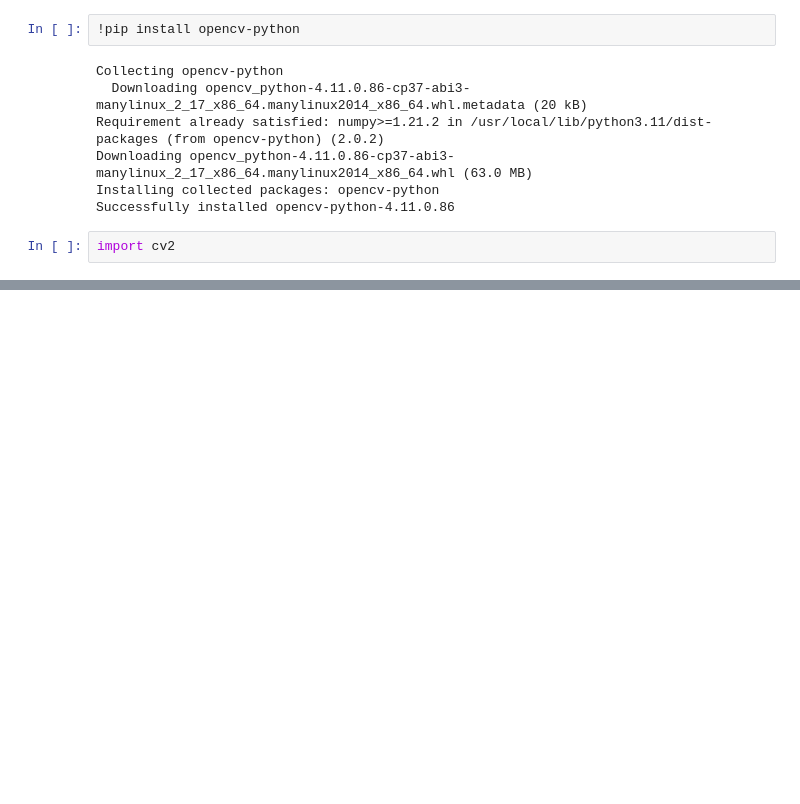
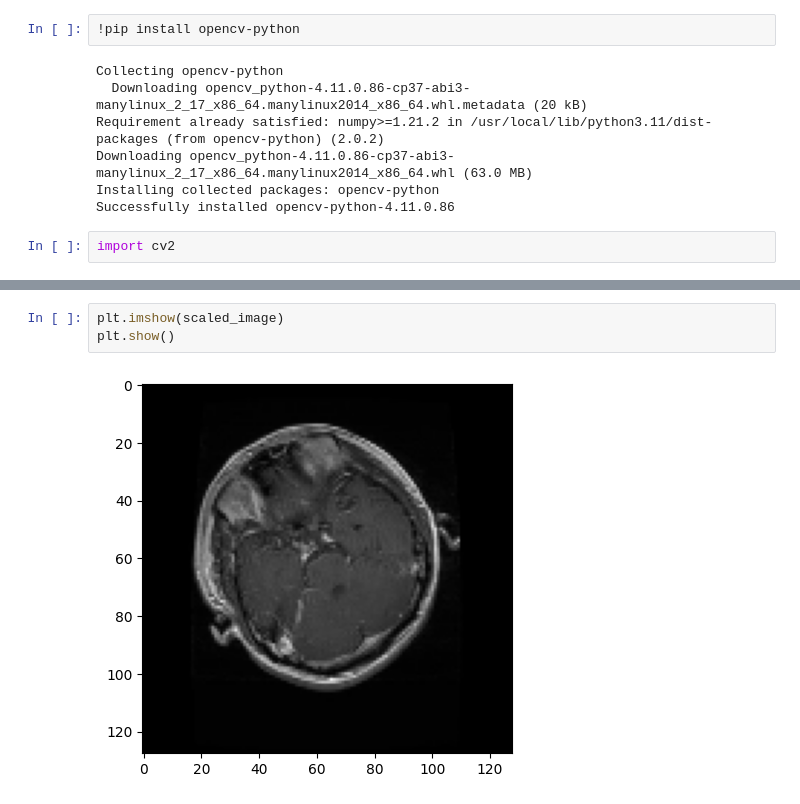
Before and after one commit to savindumahasen/MRI-Brain-Tumor-Classification, a Jupyter notebook: BrainTumorClassification.ipynb, the cells around one changed output, grey strips where cells are left out. Drawn from its saved outputs; the diff is of its cells as text; blank space fills up the shorter version.

```diff
--- a/BrainTumorClassification.ipynb
+++ b/BrainTumorClassification.ipynb
@@ -305,0 +317,5 @@ import cv2
+# %%
+plt.imshow(scaled_image)
+plt.show()
+# %% [output]
+[figure, added]
```
Also changed, not shown: parts of 3 cells of this notebook.
